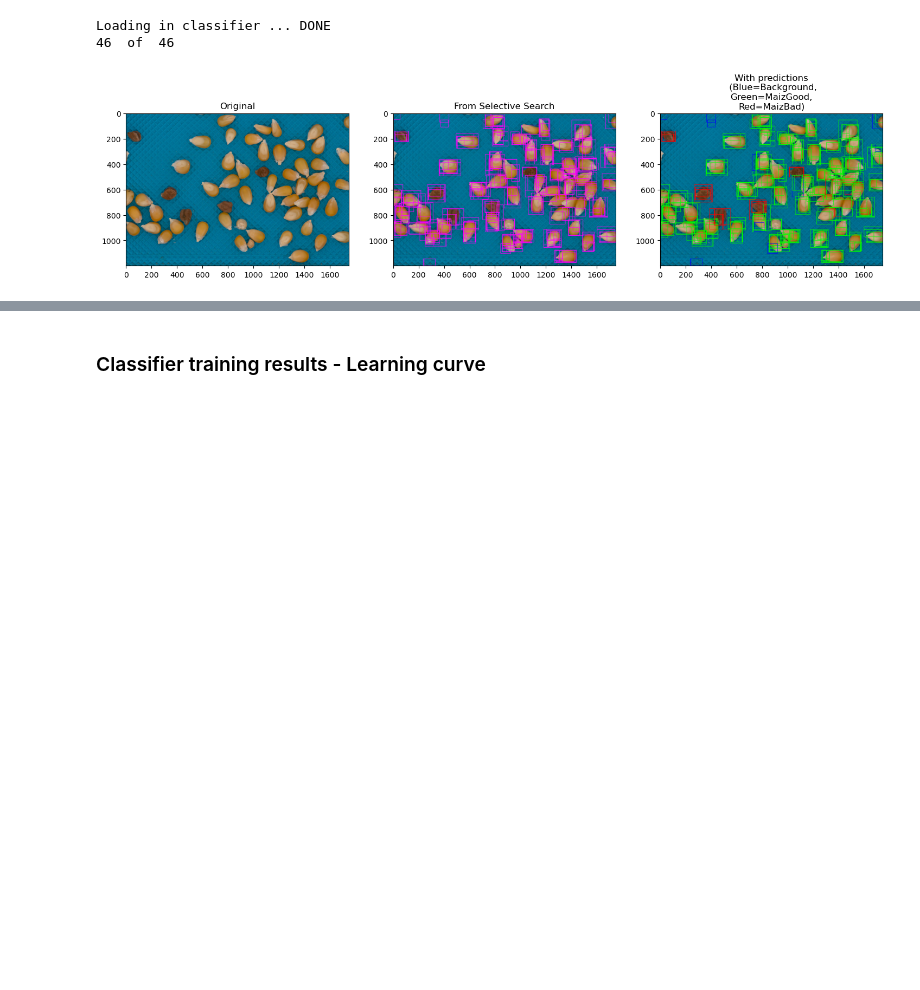
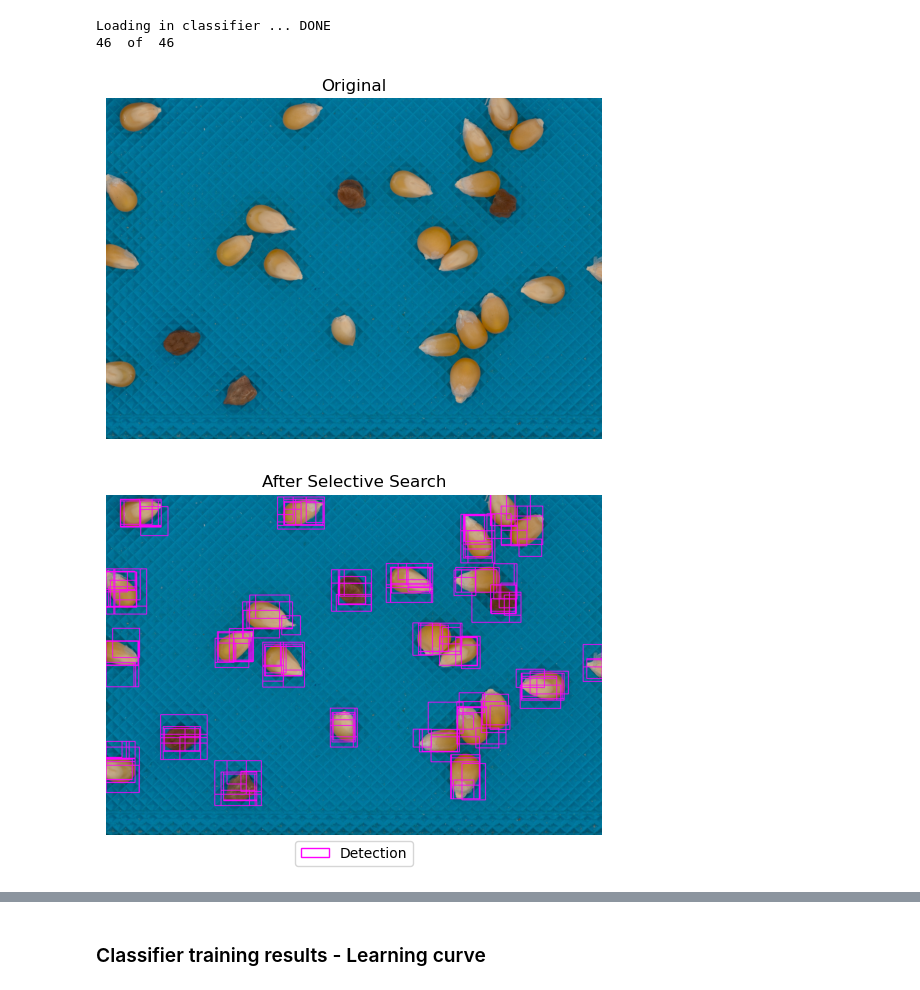
Before and after one commit to jonasmark97/DeepLearning_Final_Project, a Jupyter notebook: main.ipynb, the cells around one changed output, grey strips where cells are left out. Drawn from its saved outputs; the diff is of its cells as text; code cells hidden in the pictures; blank space fills up the shorter version.

Commit message:
Updated bbox groundtruth and plots

```diff
--- a/main.ipynb
+++ b/main.ipynb
@@ -13,6 +13,7 @@ Step-by-step
 4. Predict the label with the pretrained VGG16 based classifier
 # %%
 import matplotlib.pyplot as plt
+from matplotlib.patches import Patch
 import cv2
 import torch
 import glob
@@ -21,8 +22,11 @@ import torchvision.transforms as transforms
 import json
 import os
 
-label_name_arr = ["Background","MaizHealthy","MaizUnhealthy"]
+label_name_arr = ["Background","MaizeHealthy","MaizeUnhealthy"]
 label_colors = [(0,0,255),(0,255,0),(255,0,0)]
+label_colors_groundtruth = [tuple([int(c * 2/3) for c in l_colors]) for l_colors in label_colors] # little darker
+label_colors_plt = [[float(c)/255.0 for c in l_colors] for l_colors in label_colors]
+label_colors_groundtruth_plt = [[float(c)/255.0 for c in l_colors] for l_colors in label_colors_groundtruth]
 # %%
 from classification_model import ClassificationModel
 from object_location_suggestions import get_box_suggestions_with_selective_search
@@ -96,29 +100,45 @@ Loading in classifier ... DONE
 # %%
 # Showing the results
 os.environ["KMP_DUPLICATE_LIB_OK"]="TRUE" # UNSAFE - but stops the kernel from crashing
 
 with open("./Data/bbox_suggestions_with_labels.json") as fp:
     bbox_suggestions_with_labels = json.load(fp)
 
-target_image_path = "./Data/test_data\\test_0_rgb.jpg"
+target_image_path = "./Data/test_data\\test_1_rgb.jpg"
 bbox_arr = bbox_suggestions_with_labels[target_image_path]
 
-_, axs = plt.subplots(1,3, figsize=(18,12))
 img_bgr = cv2.imread(target_image_path)
 img_rgb = cv2.cvtColor(img_bgr, cv2.COLOR_BGR2RGB)
 img_rgb_with_pred = img_rgb.copy()
 for label, (x,y,w,h) in zip(bbox_arr["label"], bbox_arr["bbox"]):
     img_rgb = cv2.rectangle(img_rgb, (x,y), (x+w, y+h), color=(255,0,255), thickness=2)
     img_rgb_with_pred = cv2.rectangle(img_rgb_with_pred, (x,y), (x+w, y+h), color=label_colors[label], thickness=2)
 
-axs[0].imshow(cv2.cvtColor(img_bgr, cv2.COLOR_BGR2RGB))
-axs[0].set_title("Original")
-axs[1].imshow(img_rgb)
-axs[1].set_title("From Selective Search")
-axs[2].imshow(img_rgb_with_pred)
-axs[2].set_title("With predictions\n (Blue=Background,\nGreen=MaizGood,\nRed=MaizBad)")
+# Original
+plt.figure()
+plt.imshow(cv2.cvtColor(img_bgr, cv2.COLOR_BGR2RGB))
+plt.title("Original")
+plt.axis("off")
+plt.show()
 
+# Selective Search
+plt.figure()
+plt.imshow(img_rgb)
+plt.title("After Selective Search")
+plt.axis("off")
+plt.legend(handles=[Patch(facecolor='w', edgecolor=(1.0,0,1.0),label='Detection')], loc="lower center", bbox_to_anchor=(0.5, -0.11))
+legend_elements = [Patch(facecolor='w', edgecolor=label_colors_plt[0],label=label_name_arr[0]),
+                   Patch(facecolor='w', edgecolor=label_colors_plt[1],label=label_name_arr[1]),
+                   Patch(facecolor='w', edgecolor=label_colors_plt[2],label=label_name_arr[2])]
+plt.show()
 
+# With predictions
+plt.figure()
+plt.imshow(img_rgb_with_pred)
+plt.title("After Predictions")
+plt.axis("off")
+plt.legend(handles=legend_elements, ncols=3,loc="lower center", bbox_to_anchor=(0.5, -0.11))
 plt.show()
 # %% [output]
-[figure, old version]
+[figure, new version]
+[figure, added]
```
Also changed, not shown: parts of 4 cells of this notebook, 1 other file.
